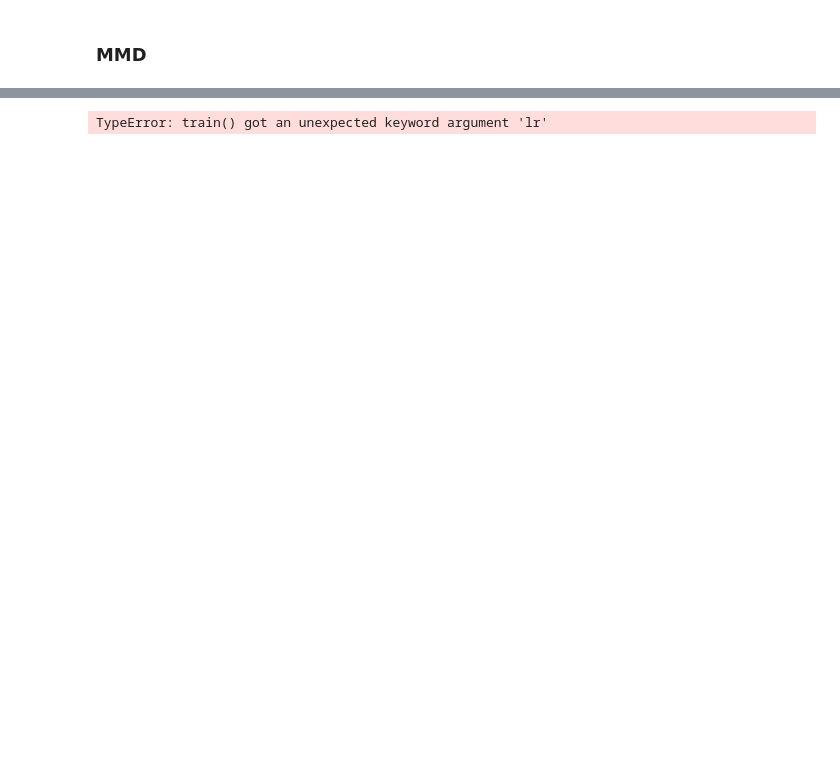
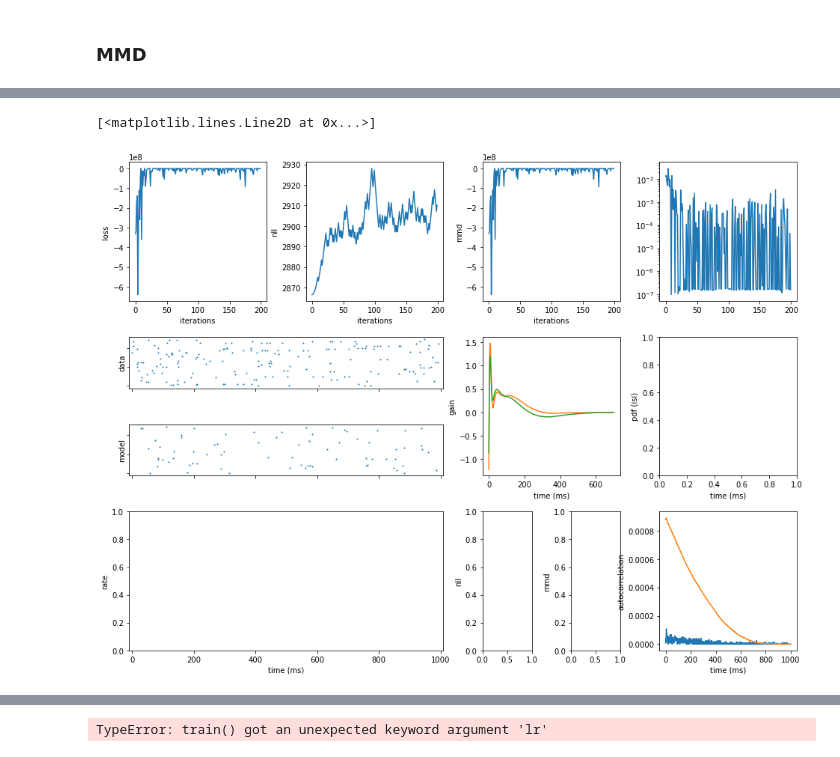
Before and after one commit to diegoarri91/mmd-glm, a Jupyter notebook: cool_stuff/improve_generalization_hysell.ipynb, the cells around one changed output, grey strips where cells are left out. Drawn from its saved outputs; the diff is of its cells as text; code cells hidden in the pictures; blank space fills up the shorter version.

```diff
--- a/cool_stuff/improve_generalization_hysell.ipynb
+++ b/cool_stuff/improve_generalization_hysell.ipynb
@@ -216,0 +291,28 @@ st_fr_ml.plot(ms=0.5)
+# %%
+fig, (axloss, axnlli, axmmdi, axextra, axd, axfr, axeta, axisi, axpsth, axnll, axmmd, axac) = plot_layout_fit(figsize=(16, 12))
+
+axloss.plot(loss_mmd)
+axnlli.plot(nll_train)
+
+axmmdi.plot(loss_mmd - nll_train)
+# axmmdi.set_yscale('log')
+
+axextra.plot(metrics_mmd['mmd'])
+axextra.set_yscale('log')
+
+st_train.sweeps(np.arange(50)).plot(ax=axd, ms=1)
+
+st_fr_mmd.sweeps(np.arange(50)).plot(ax=axfr, ms=1)
+
+mmdglm.eta.plot(t=t_eta, ax=axeta, color='C1')
+glm_ml.eta.plot(t=t_eta, ax=axeta, color='C2')
+
+isi_fr_mmd = st_fr_mmd.isi_distribution()
+mean_isi_fr_mmd = np.mean(isi_fr_mmd)
+
+# t_ac = np
+axac.plot(autocor_train[1:])
+axac.plot(autocor_mmd[1:])
+# %% [output]
+[<matplotlib.lines.Line2D at 0x...>]
+[figure, added]
```
Also changed, not shown: parts of 37 cells of this notebook, 5 other files.
